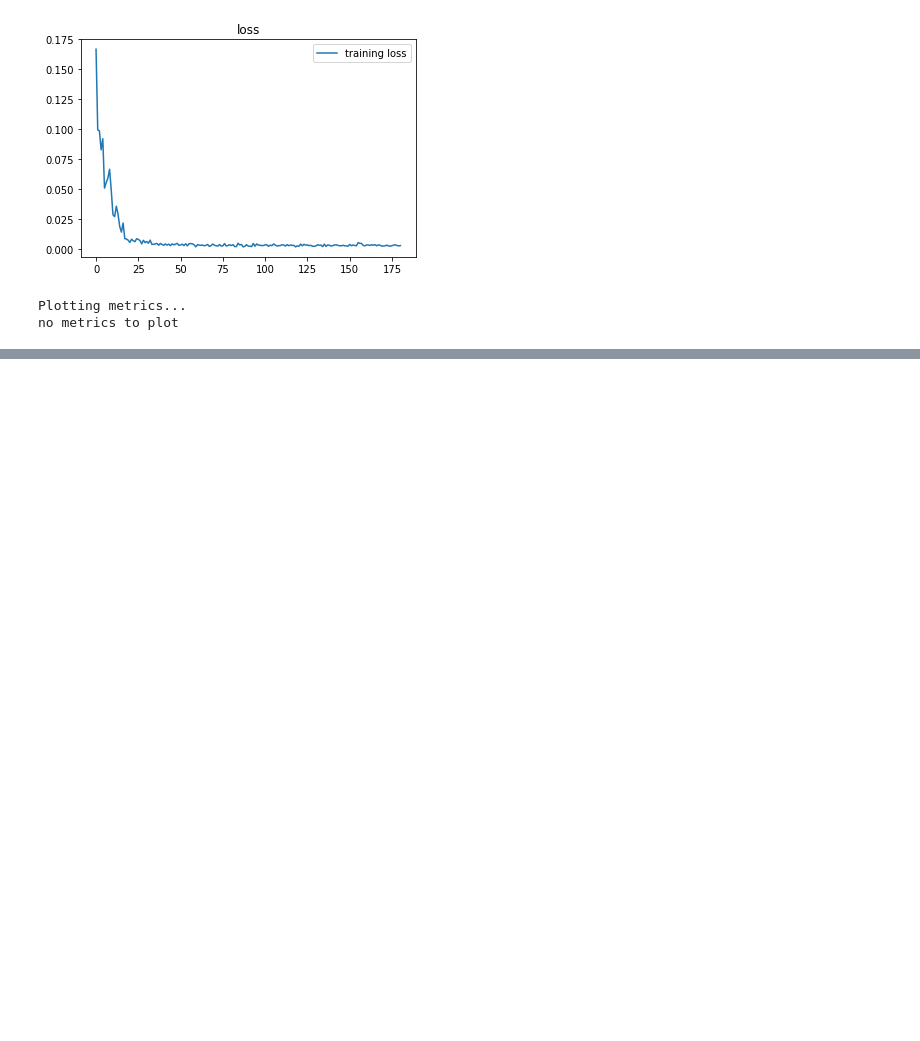
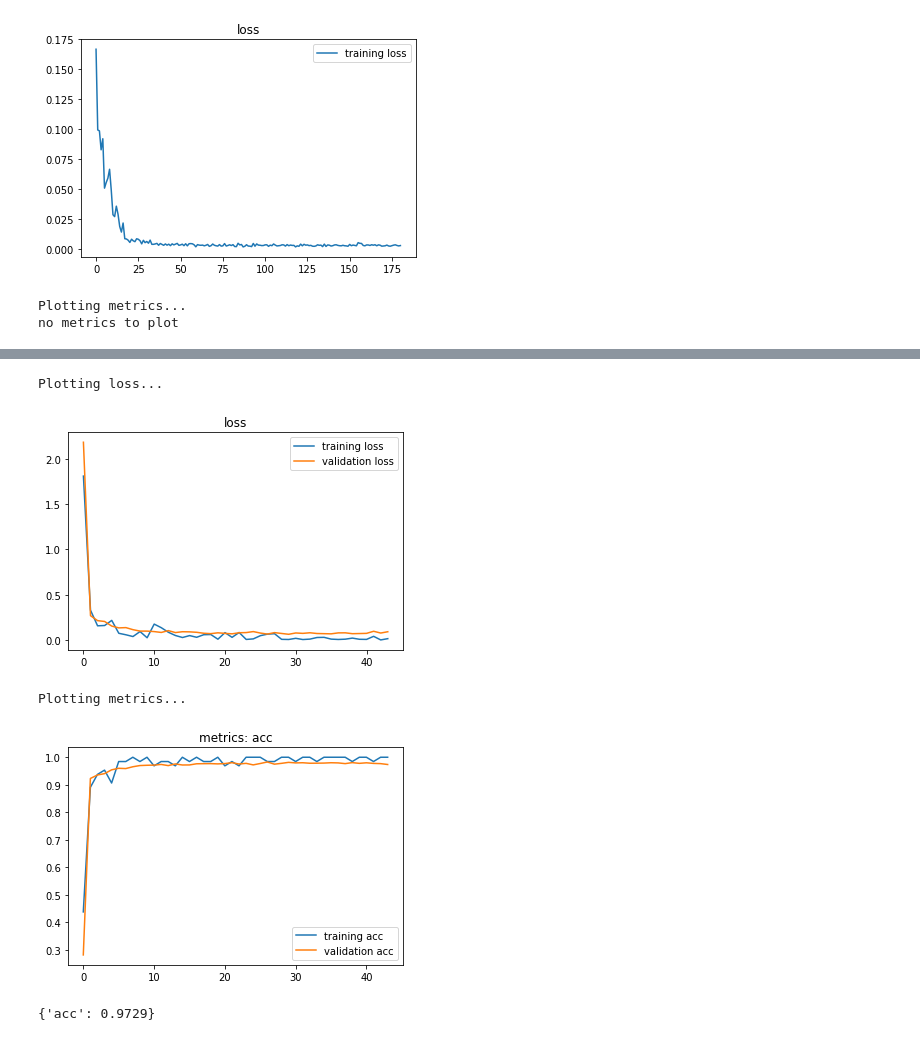
Before and after one commit to johnnyasd12/kd-tensorflow, a Jupyter notebook: main.ipynb, the cells around one changed output, grey strips where cells are left out. Saved outputs shown, nothing was run; the diff lists cells and outputs as text; code cells hidden in the pictures; blank space fills up the shorter version.

```diff
--- a/main.ipynb
+++ b/main.ipynb
@@ -171,2 +306,14 @@ Plotting metrics...
+# %%
+if try_cls2:
+    col_cls_0.plt_loss()
+    col_cls_0.plt_metrics()
+    test_metric = col_cls_0.get_metrics(X_test, y_test)
+    print(test_metric)
+# %% [output]
+Plotting loss...
+[figure, added]
+Plotting metrics...
+[figure, added]
+{'acc': 0.9729}
 # %%
 close_session(session)
```
Also changed, not shown: parts of 7 cells of this notebook, 2 other files.
